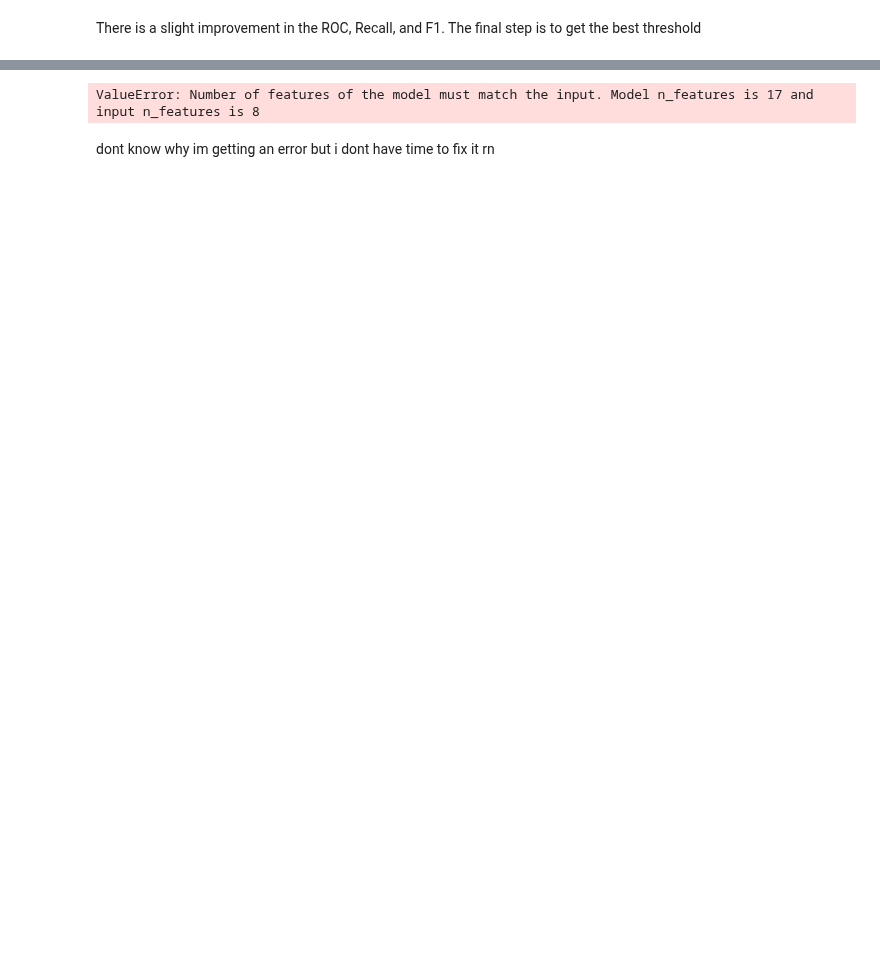
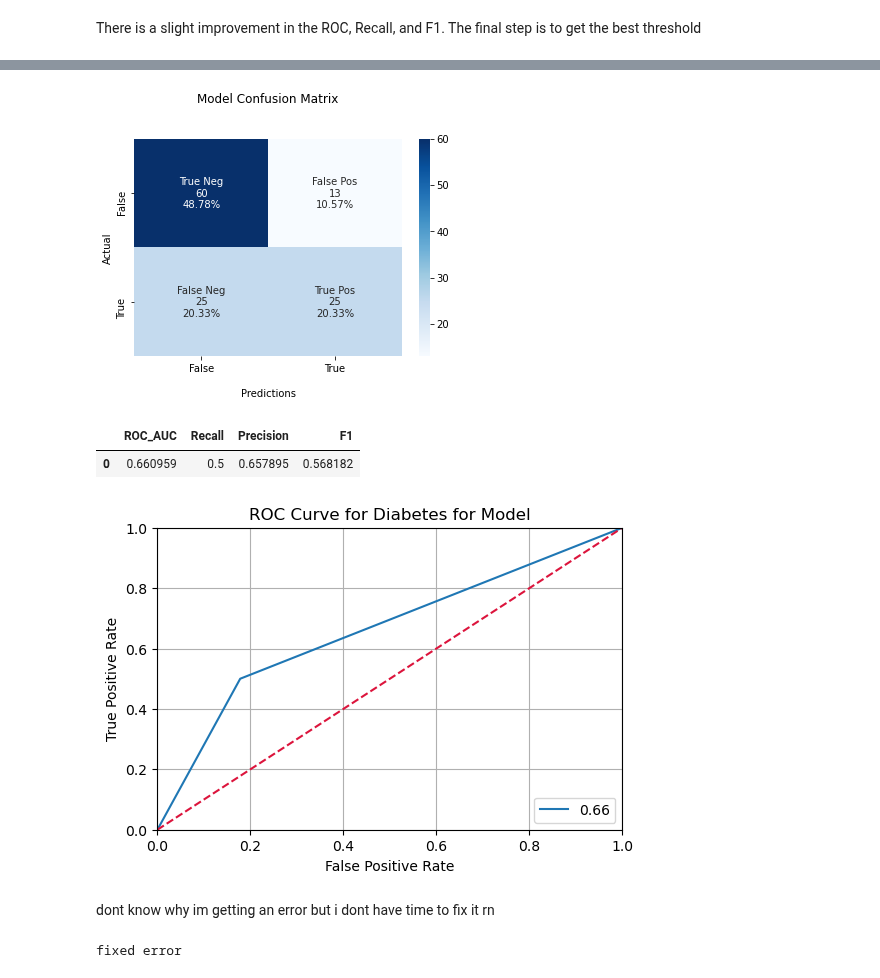
Before and after one commit to Aviost111/Diabetes_Predictions, a Jupyter notebook: Model_testing.ipynb, the cells around one changed output, grey strips where cells are left out. Cells and saved outputs as stored; diff of their text form; code cells hidden in the pictures; blank space fills up the shorter version.

Commit message:
fixed error

```diff
--- a/Model_testing.ipynb
+++ b/Model_testing.ipynb
@@ -937,34 +929,41 @@ random_forest_opt = rf_random.best_estimator_
 
 
 random_forest_opt.fit(X_train2_fs,y_train2)
 
 recall_opt=[]
 precision_opt=[]
 roc_opt=[]
 f1_opt=[]
 
 
-y_pred_opt = random_forest.predict(X_test2_fs)
+y_pred_opt = random_forest_opt.predict(X_test2_fs)
 
 recall_opt.append(recall_score(y_test2, y_pred_opt))
 
 precision_opt.append(precision_score(y_test2, y_pred_opt))
 
 roc_opt.append(sklearn.metrics.roc_auc_score(y_test2,y_pred_opt))
 
 f1_opt.append(fbeta_score(y_test2, y_pred_opt, beta=1))
 
 
 
 d_opt= {'ROC_AUC': roc_opt, 'Recall': recall_opt,'Precision':precision_opt,'F1':f1_opt}
 
 dfd_opt = pd.DataFrame(data=d_opt)
 
 confusion_matrix_show(confusion_matrix(y_test2, y_pred_opt))
 roc_show(y_test2,y_pred_opt)
 
 dfd_opt
 # %% [output]
-ValueError: Number of features of the model must match the input. Model n_features is 17 and input n_features is 8
+[figure, added]
+|  | ROC_AUC | Recall | Precision | F1 |
+| 0 | 0.660959 | 0.5 | 0.657895 | 0.568182 |
+[figure, added]
 # %% [markdown]
 dont know why im getting an error but i dont have time to fix it rn
+# %%
+print("fixed error")
+# %% [output]
+fixed error
```
Also changed, not shown: parts of 8 cells of this notebook.
